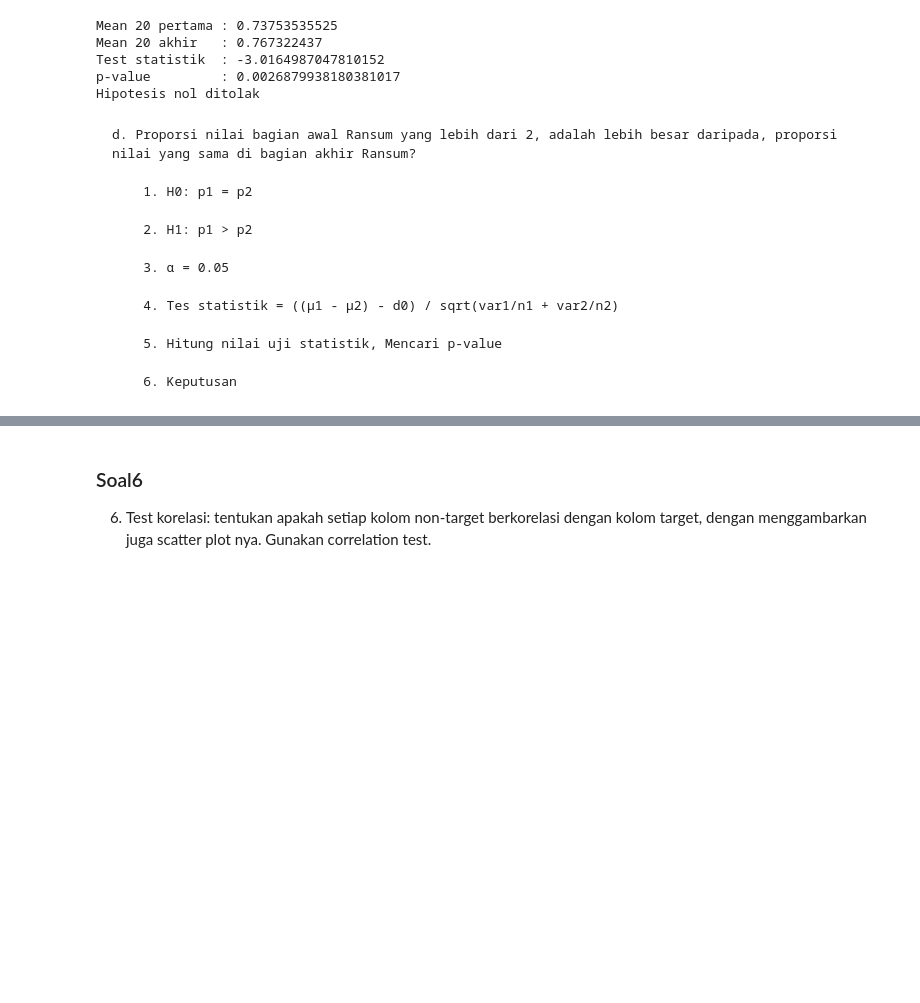
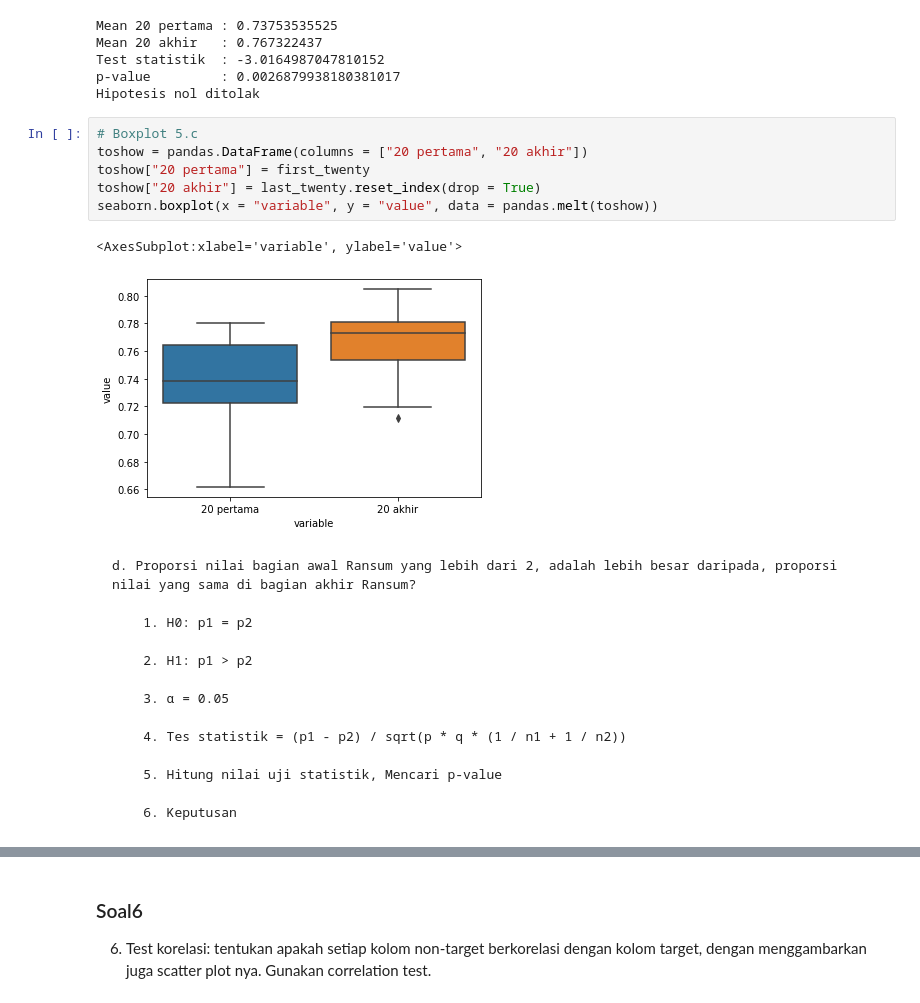
Before and after one commit to naufalsuryasumirat/Tubes_IF2220, a Jupyter notebook: src/K03-T1-IF2220-13519135.ipynb, the cells around one changed output, grey strips where cells are left out. Drawn from its saved outputs; the diff is of its cells as text; blank space fills up the shorter version.

```diff
--- a/src/K03-T1-IF2220-13519135.ipynb
+++ b/src/K03-T1-IF2220-13519135.ipynb
@@ -758,6 +777,15 @@ Mean 20 akhir   : 0.767322437
 Test statistik  : -3.0164987047810152
 p-value         : 0.0026879938180381017
 Hipotesis nol ditolak
+# %%
+# Boxplot 5.c
+toshow = pandas.DataFrame(columns = ["20 pertama", "20 akhir"])
+toshow["20 pertama"] = first_twenty
+toshow["20 akhir"] = last_twenty.reset_index(drop = True)
+seaborn.boxplot(x = "variable", y = "value", data = pandas.melt(toshow))
+# %% [output]
+<AxesSubplot:xlabel='variable', ylabel='value'>
+[figure, added]
 # %% [markdown]
     d. Proporsi nilai bagian awal Ransum yang lebih dari 2, adalah lebih besar daripada, proporsi nilai yang sama di bagian akhir Ransum?
 
@@ -767,7 +795,7 @@ Hipotesis nol ditolak
 
         3. α = 0.05
 
-        4. Tes statistik = ((µ1 - µ2) - d0) / sqrt(var1/n1 + var2/n2)
+        4. Tes statistik = (p1 - p2) / sqrt(p * q * (1 / n1 + 1 / n2))
 
         5. Hitung nilai uji statistik, Mencari p-value
 
```
Also changed, not shown: parts of 13 cells of this notebook.
